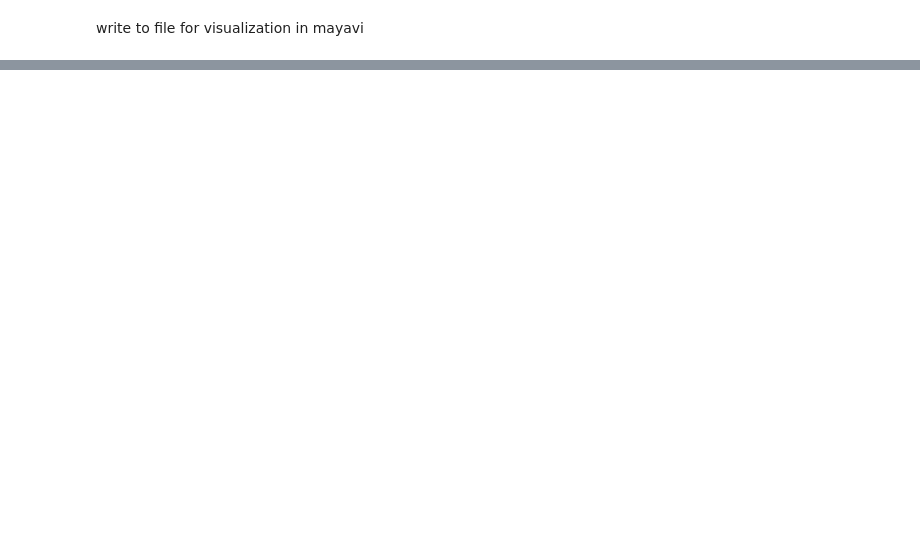
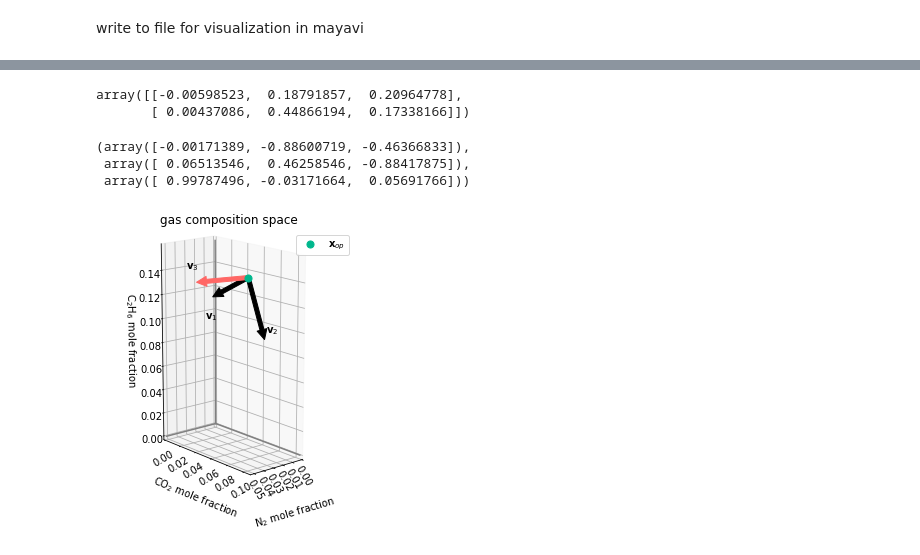
Before and after one commit to SimonEnsemble/unresponsive_directions_in_sensors, a Jupyter notebook: IAST.ipynb, the cells around one changed output, grey strips where cells are left out. Drawn from its saved outputs; the diff is of its cells as text; code cells hidden in the pictures; blank space fills up the shorter version.

Commit message:
worked on 2MOFs-3Contaminents, creaded figure for this.

```diff
--- a/IAST.ipynb
+++ b/IAST.ipynb
@@ -348,0 +361,3 @@ np.savez("{}_{}_{}_{}.npz".format(mof, contaminants[0], contaminants[1], contami
+# %%
+x_op = mol_fxns_to_x(mol_fxns_op, contaminants)
+x_op
@@ -348,0 +371,17 @@ np.savez("{}_{}_{}_{}.npz".format(mof, contaminants[0], contaminants[1], contami
+# %%
+J_op = [jacobian_matrix_of_m(mof, mol_fxns_op, contaminants) for mof in mofs]
+# %%
+J_op = np.reshape(J_op, (2, 3))
+# %%
+J_op
+# %% [output]
+array([[-0.00598523,  0.18791857,  0.20964778],
+       [ 0.00437086,  0.44866194,  0.17338166]])
+# %%
+# right singular vectors
+v1, v2, v3 = np.linalg.svd(J_op)[2]
+v1, v2, v3
+# %% [output]
+(array([-0.00171389, -0.88600719, -0.46366833]),
+ array([ 0.06513546,  0.46258546, -0.88417875]),
+ array([ 0.99787496, -0.03171664,  0.05691766]))
@@ -348,0 +422,50 @@ np.savez("{}_{}_{}_{}.npz".format(mof, contaminants[0], contaminants[1], contami
+# %%
+r = 0.05
+
+fig, ax = plt.subplots(subplot_kw={"projection": "3d"})
+
+plt.xticks(rotation=-60)
+plt.yticks(rotation=30)
+ax.tick_params(axis="x", pad=-6)
+ax.tick_params(axis="y", pad=-3)
+ax.set_xlabel(gas_to_label[contaminants[0]] + " mole fraction")
+ax.set_ylabel(gas_to_label[contaminants[1]] + " mole fraction")
+ax.set_zlabel(gas_to_label[contaminants[2]] + " mole fraction", labelpad=10)
+
+ax.set_title("gas composition space")
+
+ax.scatter(x_op[0], x_op[1], x_op[2], color=cool_colors["green"], s=50, label="$\mathbf{x}_{op}$")
+v_labels = ["$\mathbf{v}_1$", "$\mathbf{v}_2$", "$\mathbf{v}_3$"]
+v_label_stretches = [-0.02, 0.02, 0.02]
+
+for (i, v) in enumerate([v1, v2, v3]):
+    color = "k"
+    if i == 2:
+        color = cool_colors["red"]
+    ax.arrow3D(x_op[0], x_op[1], x_op[2],
+               r*v[0], r*v[1], r*v[2],
+               v_labels[i],
+               v_label_stretches[i],
+               mutation_scale=20,
+               ec=color,
+               fc=color)
+# https://github.com/matplotlib/matplotlib/issues/17172
+
+ax.set_xlim(xmin=0)
+ax.set_ylim(ymin=0)
+ax.set_zlim(zmin=0)
+ax.set_box_aspect([ub - lb for lb, ub in (getattr(ax, f'get_{a}lim')() for a in 'xyz')])
+
+ax.legend()
+ax.view_init(elev=15., azim=50)
+
+plt.plot([0, ax.get_xlim()[1]], [0, 0], [0, 0], c="grey", zorder=1)
+plt.plot([0, 0], [0, ax.get_ylim()[1]], [0, 0], c="grey", zorder=1)
+plt.plot([0, 0], [0, 0], [0, ax.get_zlim()[1]], c="grey", zorder=1)
+
+
+plt.tight_layout()
+plt.savefig("2mof_composition_space.pdf", format="pdf")
+plt.show()
+# %% [output]
+[figure, added]
```
Also changed, not shown: parts of 16 cells of this notebook, 2 other files.
